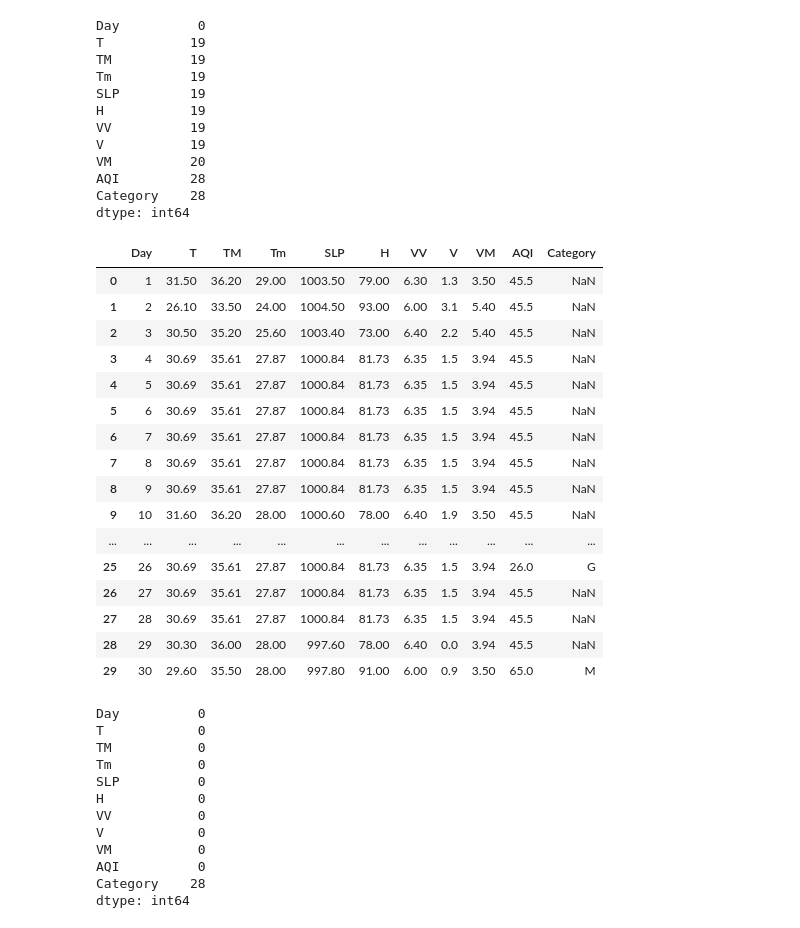
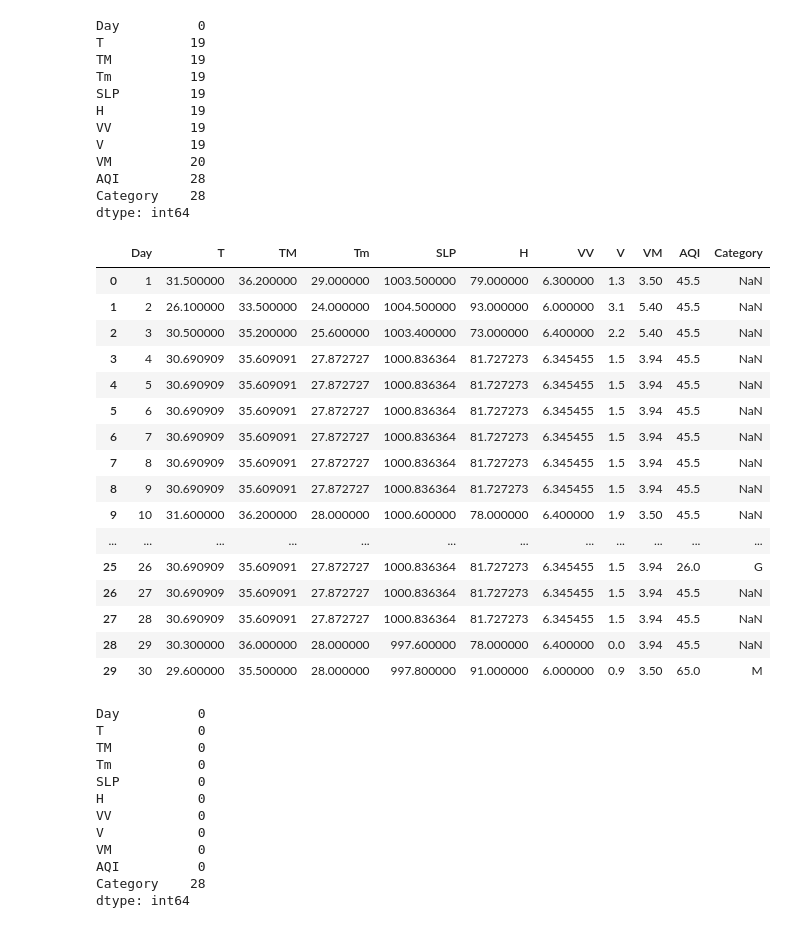
Before and after one commit to RuttonSarker/Prediction-of-Air-Quality-Index-in-Bangladesh-Using-Machine-Learning-Techniques, a Jupyter notebook: Khulna/KHULNA 2019 FE.ipynb, the cells around one changed output. Drawn from its saved outputs; the diff is of its cells as text; code cells hidden in the pictures.

```diff
--- a/Khulna/KHULNA 2019 FE.ipynb
+++ b/Khulna/KHULNA 2019 FE.ipynb
@@ -367,26 +365,25 @@ df3["V"] = df3["V"].fillna(value=df3["V"].mean())
 df3["VM"] = df3["VM"].fillna(value=df3["VM"].mean())
 df3["AQI"] = df3["AQI"].fillna(value=df3["AQI"].mean())
 # %%
-df3 = df3.round(2)
 df3
 # %% [output]
 |  | Day | T | TM | Tm | SLP | H | VV | V | VM | AQI | Category |
-| 0 | 1 | 31.50 | 36.20 | 29.00 | 1003.50 | 79.00 | 6.30 | 1.3 | 3.50 | 45.5 | NaN |
-| 1 | 2 | 26.10 | 33.50 | 24.00 | 1004.50 | 93.00 | 6.00 | 3.1 | 5.40 | 45.5 | NaN |
-| 2 | 3 | 30.50 | 35.20 | 25.60 | 1003.40 | 73.00 | 6.40 | 2.2 | 5.40 | 45.5 | NaN |
-| 3 | 4 | 30.69 | 35.61 | 27.87 | 1000.84 | 81.73 | 6.35 | 1.5 | 3.94 | 45.5 | NaN |
-| 4 | 5 | 30.69 | 35.61 | 27.87 | 1000.84 | 81.73 | 6.35 | 1.5 | 3.94 | 45.5 | NaN |
-| 5 | 6 | 30.69 | 35.61 | 27.87 | 1000.84 | 81.73 | 6.35 | 1.5 | 3.94 | 45.5 | NaN |
-| 6 | 7 | 30.69 | 35.61 | 27.87 | 1000.84 | 81.73 | 6.35 | 1.5 | 3.94 | 45.5 | NaN |
-| 7 | 8 | 30.69 | 35.61 | 27.87 | 1000.84 | 81.73 | 6.35 | 1.5 | 3.94 | 45.5 | NaN |
-| 8 | 9 | 30.69 | 35.61 | 27.87 | 1000.84 | 81.73 | 6.35 | 1.5 | 3.94 | 45.5 | NaN |
-| 9 | 10 | 31.60 | 36.20 | 28.00 | 1000.60 | 78.00 | 6.40 | 1.9 | 3.50 | 45.5 | NaN |
+| 0 | 1 | 31.500000 | 36.200000 | 29.000000 | 1003.500000 | 79.000000 | 6.300000 | 1.3 | 3.50 | 45.5 | NaN |
+| 1 | 2 | 26.100000 | 33.500000 | 24.000000 | 1004.500000 | 93.000000 | 6.000000 | 3.1 | 5.40 | 45.5 | NaN |
+| 2 | 3 | 30.500000 | 35.200000 | 25.600000 | 1003.400000 | 73.000000 | 6.400000 | 2.2 | 5.40 | 45.5 | NaN |
+| 3 | 4 | 30.690909 | 35.609091 | 27.872727 | 1000.836364 | 81.727273 | 6.345455 | 1.5 | 3.94 | 45.5 | NaN |
+| 4 | 5 | 30.690909 | 35.609091 | 27.872727 | 1000.836364 | 81.727273 | 6.345455 | 1.5 | 3.94 | 45.5 | NaN |
+| 5 | 6 | 30.690909 | 35.609091 | 27.872727 | 1000.836364 | 81.727273 | 6.345455 | 1.5 | 3.94 | 45.5 | NaN |
+| 6 | 7 | 30.690909 | 35.609091 | 27.872727 | 1000.836364 | 81.727273 | 6.345455 | 1.5 | 3.94 | 45.5 | NaN |
+| 7 | 8 | 30.690909 | 35.609091 | 27.872727 | 1000.836364 | 81.727273 | 6.345455 | 1.5 | 3.94 | 45.5 | NaN |
+| 8 | 9 | 30.690909 | 35.609091 | 27.872727 | 1000.836364 | 81.727273 | 6.345455 | 1.5 | 3.94 | 45.5 | NaN |
+| 9 | 10 | 31.600000 | 36.200000 | 28.000000 | 1000.600000 | 78.000000 | 6.400000 | 1.9 | 3.50 | 45.5 | NaN |
 | ... | ... | ... | ... | ... | ... | ... | ... | ... | ... | ... | ... |
-| 25 | 26 | 30.69 | 35.61 | 27.87 | 1000.84 | 81.73 | 6.35 | 1.5 | 3.94 | 26.0 | G |
-| 26 | 27 | 30.69 | 35.61 | 27.87 | 1000.84 | 81.73 | 6.35 | 1.5 | 3.94 | 45.5 | NaN |
-| 27 | 28 | 30.69 | 35.61 | 27.87 | 1000.84 | 81.73 | 6.35 | 1.5 | 3.94 | 45.5 | NaN |
-| 28 | 29 | 30.30 | 36.00 | 28.00 | 997.60 | 78.00 | 6.40 | 0.0 | 3.94 | 45.5 | NaN |
-| 29 | 30 | 29.60 | 35.50 | 28.00 | 997.80 | 91.00 | 6.00 | 0.9 | 3.50 | 65.0 | M |
+| 25 | 26 | 30.690909 | 35.609091 | 27.872727 | 1000.836364 | 81.727273 | 6.345455 | 1.5 | 3.94 | 26.0 | G |
+| 26 | 27 | 30.690909 | 35.609091 | 27.872727 | 1000.836364 | 81.727273 | 6.345455 | 1.5 | 3.94 | 45.5 | NaN |
+| 27 | 28 | 30.690909 | 35.609091 | 27.872727 | 1000.836364 | 81.727273 | 6.345455 | 1.5 | 3.94 | 45.5 | NaN |
+| 28 | 29 | 30.300000 | 36.000000 | 28.000000 | 997.600000 | 78.000000 | 6.400000 | 0.0 | 3.94 | 45.5 | NaN |
+| 29 | 30 | 29.600000 | 35.500000 | 28.000000 | 997.800000 | 91.000000 | 6.000000 | 0.9 | 3.50 | 65.0 | M |
 # %%
 df3.isnull().sum()
 # %% [output]
```
Also changed, not shown: parts of 12 cells of this notebook, 2 other files.
